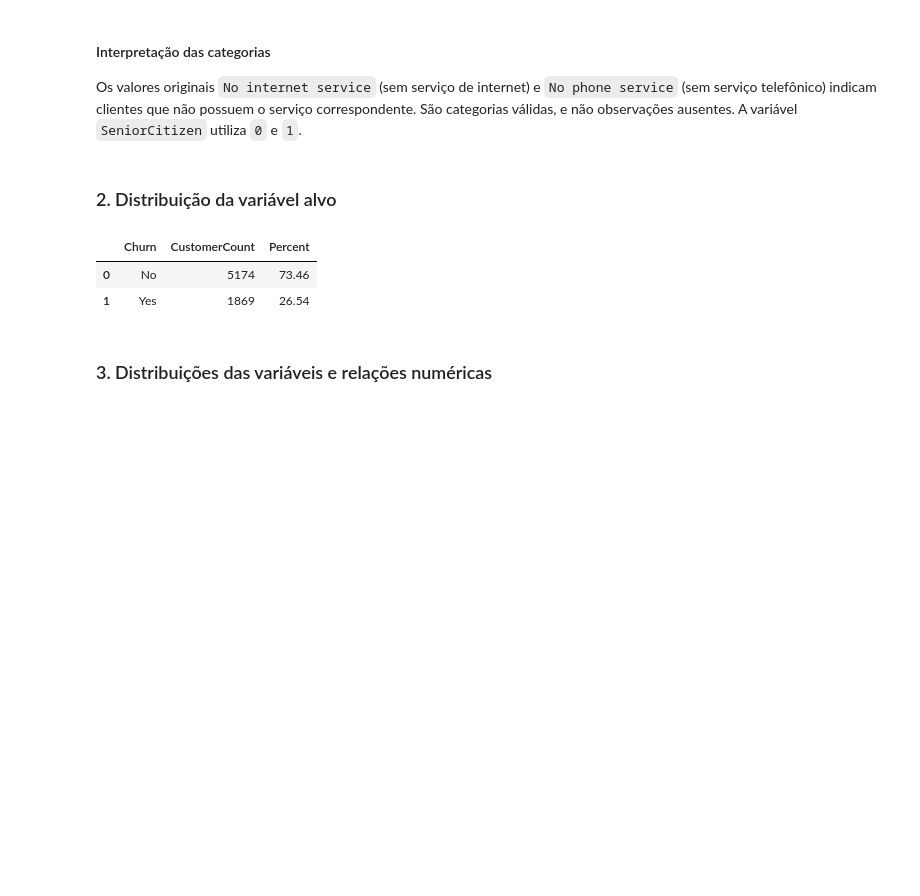
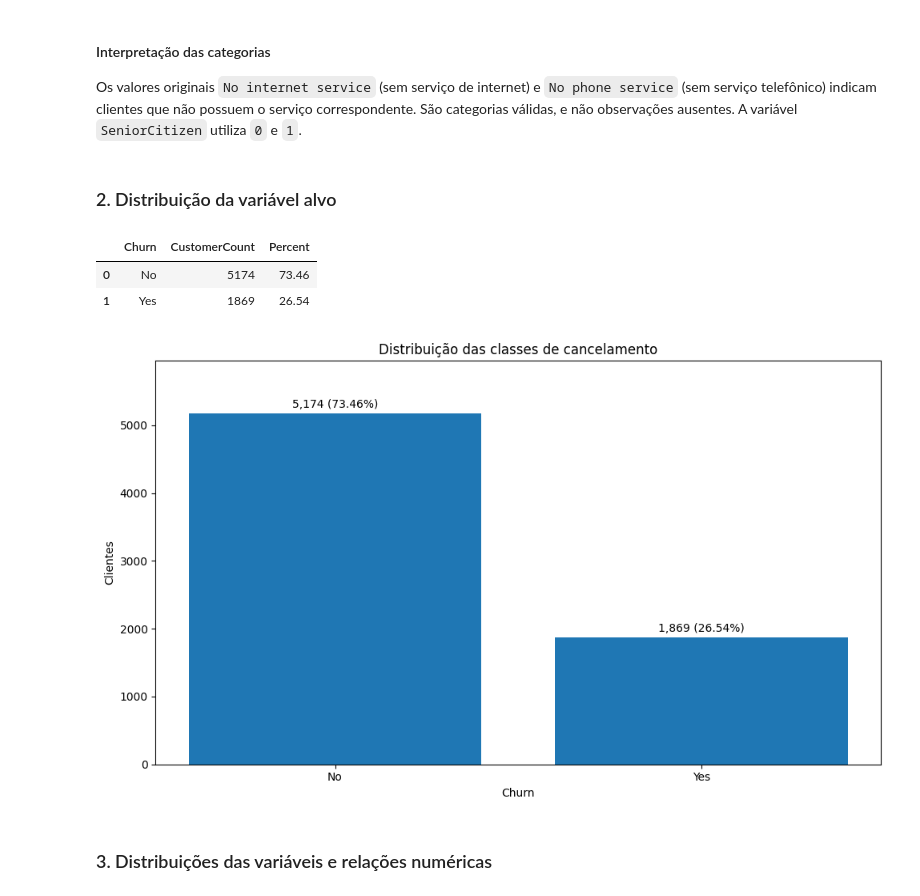
Before and after one commit to GreyCosSil/pos-tech-challenge-fase1, a Jupyter notebook: notebooks/03. models.ipynb, the cells around one changed output. Saved outputs shown, nothing was run; the diff lists cells and outputs as text; code cells hidden in the pictures; blank space fills up the shorter version.

```diff
--- a/notebooks/03. models.ipynb
+++ b/notebooks/03. models.ipynb
@@ -188,31 +201,33 @@ Os valores originais `No internet service` (sem serviço de internet) e `No phon
 # %%
 churn_values = (
     df.groupby("Churn", dropna=False).size().rename("CustomerCount").reset_index()
 )
 churn_values["Percent"] = churn_values["CustomerCount"].div(len(df)).mul(100).round(2)
 display(churn_values)
 
-# fig, ax = plt.subplots()
-# bars = ax.bar(churn_values["Churn"], churn_values["CustomerCount"])
-# ax.bar_label(
-#     bars,
-#     labels=[
-#         f"{count:,} ({percent:.2f}%)"
-#         for count, percent in zip(
-#             churn_values["CustomerCount"], churn_values["Percent"]
-#         )
-#     ],
-#     padding=3,
-# )
-# ax.set_ylim(0, churn_values["CustomerCount"].max() * 1.15)
-# ax.set_xlabel("Churn")
-# ax.set_ylabel("Clientes")
-# ax.set_title("Distribuição das classes de cancelamento")
-# plt.tight_layout()
+fig, ax = plt.subplots()
+bars = ax.bar(churn_values["Churn"], churn_values["CustomerCount"])
+ax.bar_label(
+    bars,
+    labels=[
+        f"{count:,} ({percent:.2f}%)"
+        for count, percent in zip(
+            churn_values["CustomerCount"], churn_values["Percent"]
+        )
+    ],
+    padding=3,
+)
+ax.set_ylim(0, churn_values["CustomerCount"].max() * 1.15)
+ax.set_xlabel("Churn")
+ax.set_ylabel("Clientes")
+ax.set_title("Distribuição das classes de cancelamento")
+plt.tight_layout()
+plt.show()
 # %% [output]
 |  | Churn | CustomerCount | Percent |
 | 0 | No | 5174 | 73.46 |
 | 1 | Yes | 1869 | 26.54 |
+[figure, added]
 # %% [markdown]
 ### 3. Distribuições das variáveis e relações numéricas
 # %%
```
Also changed, not shown: parts of 10 cells of this notebook.
